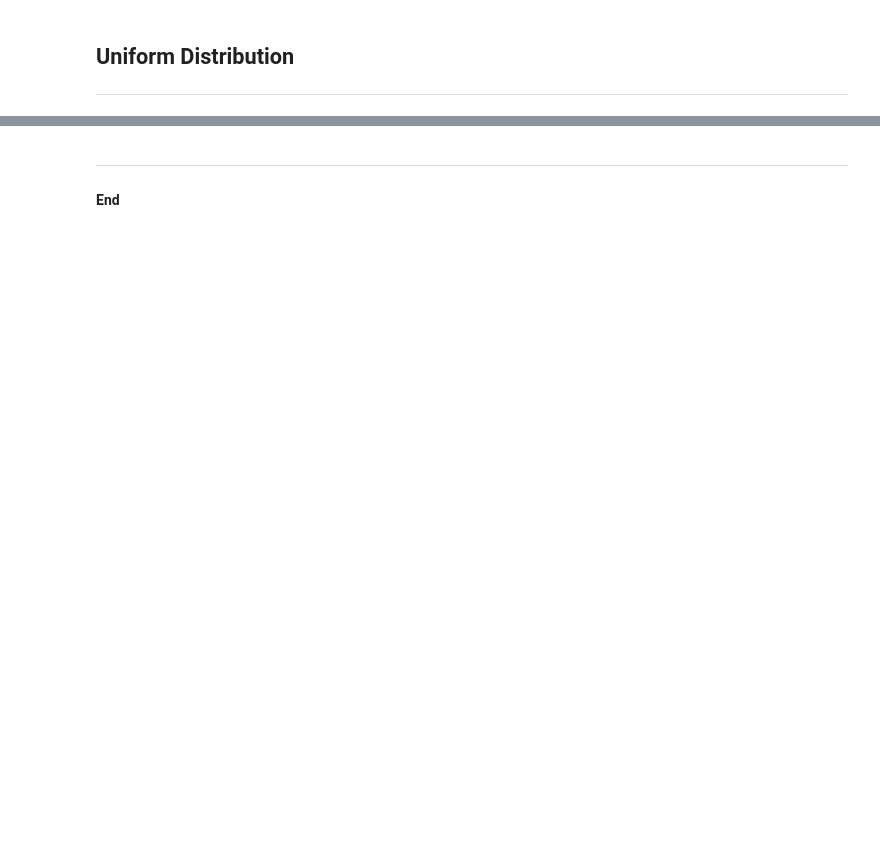
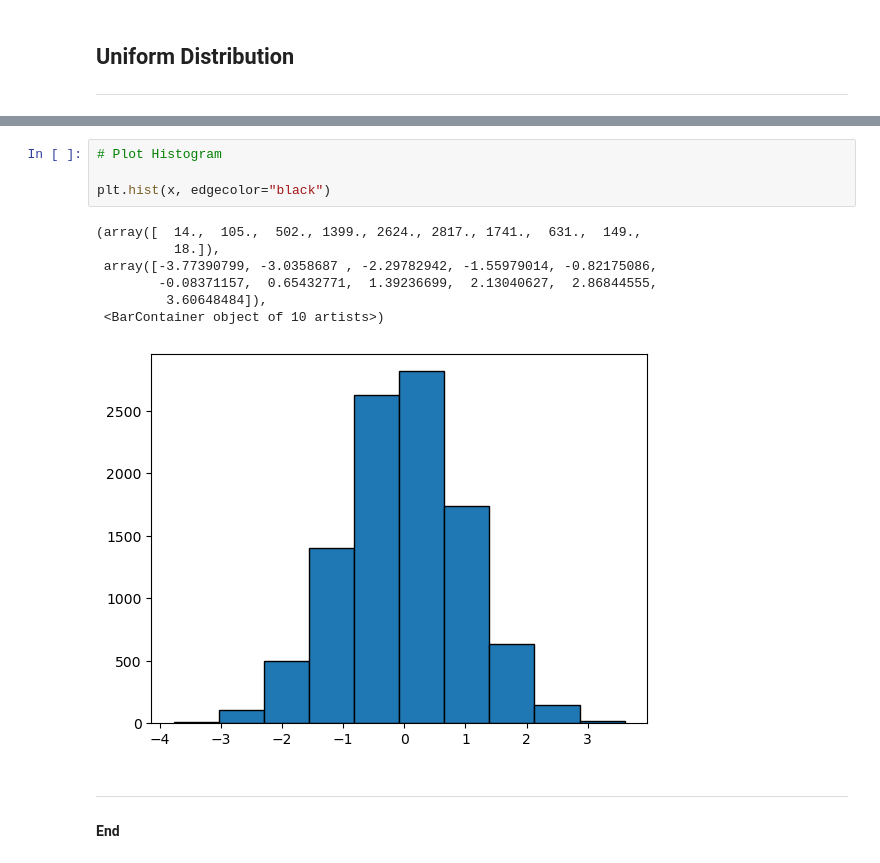
Before and after one commit to SBCURLEY/myproject, a Jupyter notebook: random.ipynb, the cells around one changed output, grey strips where cells are left out. Drawn from its saved outputs; the diff is of its cells as text; blank space fills up the shorter version.

```diff
--- a/random.ipynb
+++ b/random.ipynb
@@ -191,3 +216,15 @@ plt.bar(values, counts, edgecolor='black')
+# %%
+# Plot Histogram
+
+plt.hist(x, edgecolor="black")
+# %% [output]
+(array([  14.,  105.,  502., 1399., 2624., 2817., 1741.,  631.,  149.,
+          18.]),
+ array([-3.77390799, -3.0358687 , -2.29782942, -1.55979014, -0.82175086,
+        -0.08371157,  0.65432771,  1.39236699,  2.13040627,  2.86844555,
+         3.60648484]),
+ <BarContainer object of 10 artists>)
+[figure, added]
 # %% [markdown]
 ***
 
```
Also changed, not shown: parts of 18 cells of this notebook.
